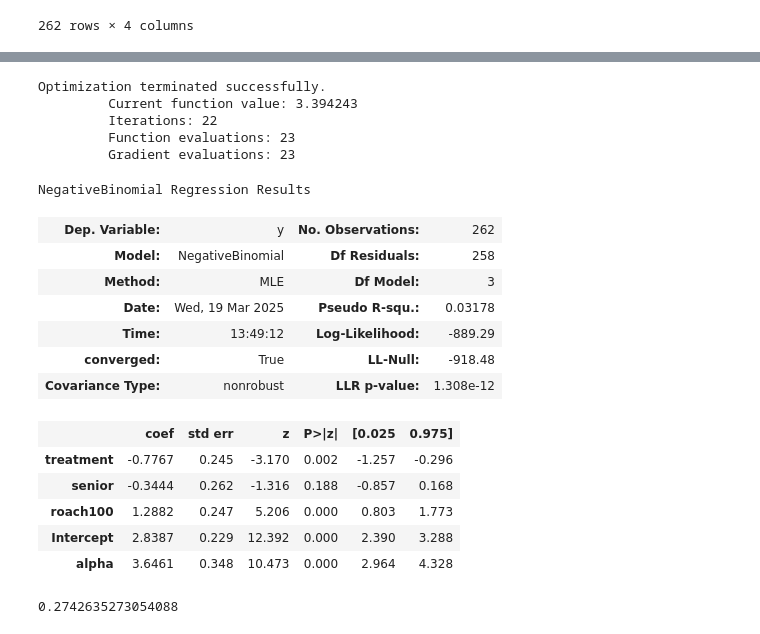
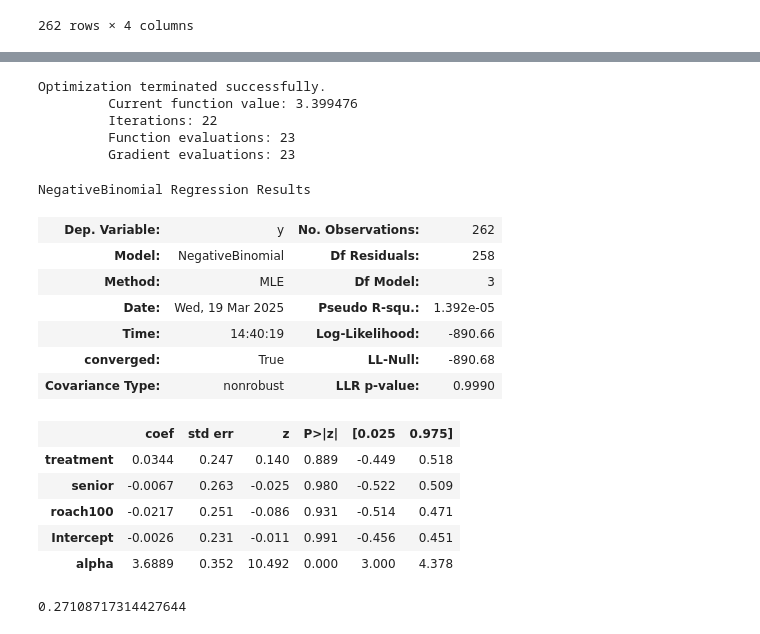
Before and after one commit to mgreenbe/DATA335W2025, a Jupyter notebook: code/count_regression.ipynb, the cells around one changed output, grey strips where cells are left out. Saved outputs shown, nothing was run; the diff lists cells and outputs as text; code cells hidden in the pictures.

```diff
--- a/code/count_regression.ipynb
+++ b/code/count_regression.ipynb
@@ -484,28 +502,29 @@ X
 # %%
-fit = sm.NegativeBinomial(y, X, exposure=df["exposure2"]).fit()
+# fit = sm.NegativeBinomial(y, X, exposure=df["exposure2"]).fit()
+fit = sm.NegativeBinomial(y, X, offset=np.log(df["exposure2"])).fit()
 fit.summary()
 # %% [output]
 Optimization terminated successfully.
-         Current function value: 3.394243
+         Current function value: 3.399476
          Iterations: 22
          Function evaluations: 23
          Gradient evaluations: 23
 NegativeBinomial Regression Results
 | Dep. Variable: | y | No. Observations: | 262 |
 | Model: | NegativeBinomial | Df Residuals: | 258 |
 | Method: | MLE | Df Model: | 3 |
-| Date: | Wed, 19 Mar 2025 | Pseudo R-squ.: | 0.03178 |
-| Time: | 13:49:12 | Log-Likelihood: | -889.29 |
-| converged: | True | LL-Null: | -918.48 |
-| Covariance Type: | nonrobust | LLR p-value: | 1.308e-12 |
+| Date: | Wed, 19 Mar 2025 | Pseudo R-squ.: | 1.392e-05 |
+| Time: | 14:40:19 | Log-Likelihood: | -890.66 |
+| converged: | True | LL-Null: | -890.68 |
+| Covariance Type: | nonrobust | LLR p-value: | 0.9990 |
 |  | coef | std err | z | P>|z| | [0.025 | 0.975] |
-| treatment | -0.7767 | 0.245 | -3.170 | 0.002 | -1.257 | -0.296 |
-| senior | -0.3444 | 0.262 | -1.316 | 0.188 | -0.857 | 0.168 |
-| roach100 | 1.2882 | 0.247 | 5.206 | 0.000 | 0.803 | 1.773 |
-| Intercept | 2.8387 | 0.229 | 12.392 | 0.000 | 2.390 | 3.288 |
-| alpha | 3.6461 | 0.348 | 10.473 | 0.000 | 2.964 | 4.328 |
+| treatment | 0.0344 | 0.247 | 0.140 | 0.889 | -0.449 | 0.518 |
+| senior | -0.0067 | 0.263 | -0.025 | 0.980 | -0.522 | 0.509 |
+| roach100 | -0.0217 | 0.251 | -0.086 | 0.931 | -0.514 | 0.471 |
+| Intercept | -0.0026 | 0.231 | -0.011 | 0.991 | -0.456 | 0.451 |
+| alpha | 3.6889 | 0.352 | 10.492 | 0.000 | 3.000 | 4.378 |
 # %%
 r = 1 / fit.params["alpha"]
 r
 # %% [output]
-0.2742635273054088
+0.27108717314427644
```
Also changed, not shown: parts of 11 cells of this notebook.
